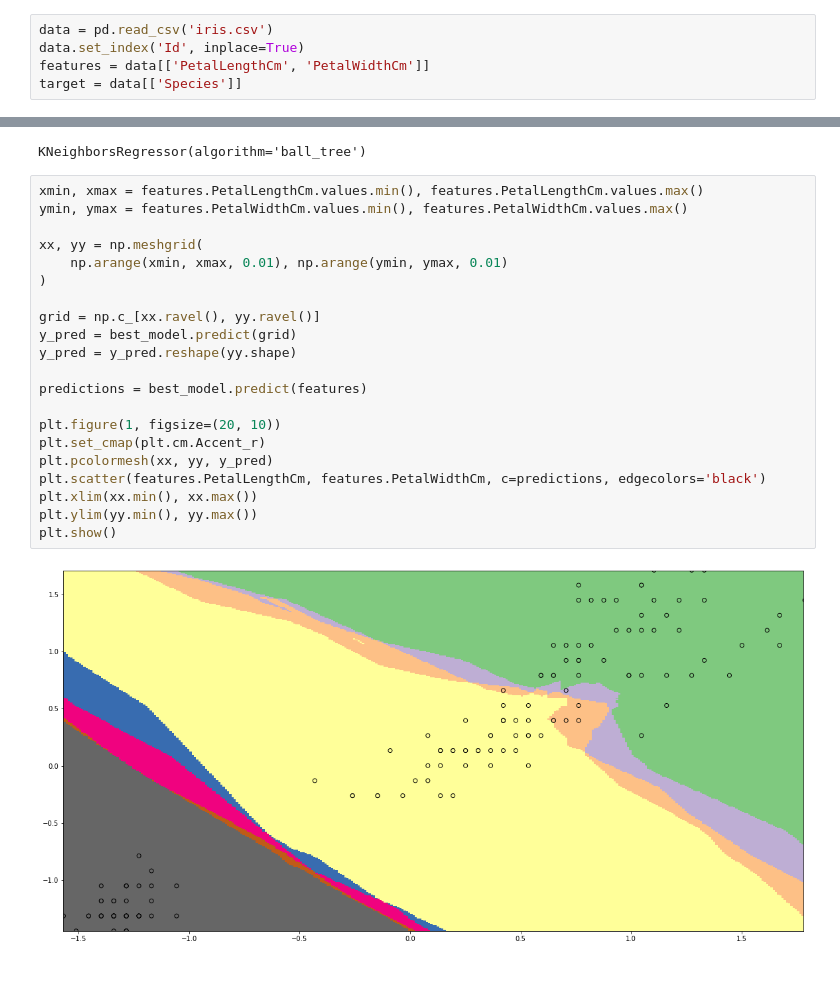
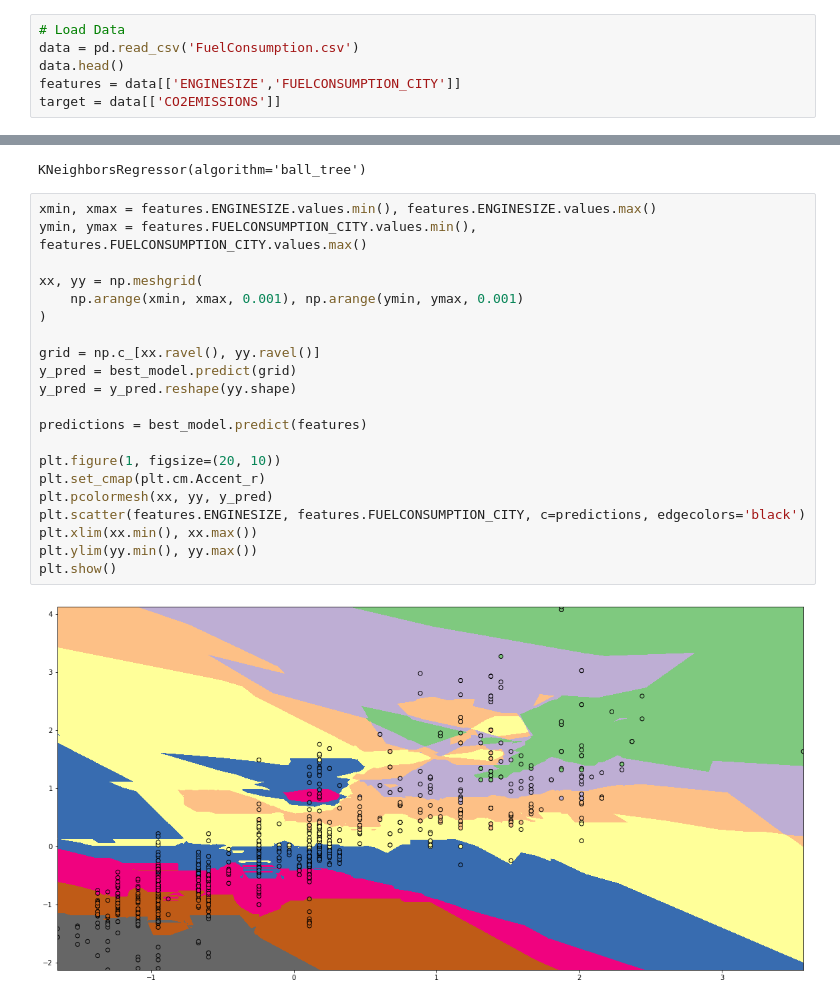
Before and after one commit to mrazzaqe/Machine-Learing, a Jupyter notebook: Knn_part2.ipynb, the cells around one changed output, grey strips where cells are left out. Saved outputs shown, nothing was run; the diff lists cells and outputs as text; blank space fills up the shorter version.

```diff
--- a/Knn_part2.ipynb
+++ b/Knn_part2.ipynb
@@ -5,10 +5,11 @@ import matplotlib.pyplot as plt
 import seaborn as sns
 %matplotlib inline
 # %%
-data = pd.read_csv('iris.csv')
-data.set_index('Id', inplace=True)
-features = data[['PetalLengthCm', 'PetalWidthCm']]
-target = data[['Species']]
+# Load Data
+data = pd.read_csv('FuelConsumption.csv')
+data.head()
+features = data[['ENGINESIZE','FUELCONSUMPTION_CITY']]
+target = data[['CO2EMISSIONS']]
 # %%
 from sklearn.preprocessing import StandardScaler
 import warnings
@@ -137,28 +126,28 @@ best_model
 # %% [output]
 KNeighborsRegressor(algorithm='ball_tree')
 # %%
-xmin, xmax = features.PetalLengthCm.values.min(), features.PetalLengthCm.values.max()
-ymin, ymax = features.PetalWidthCm.values.min(), features.PetalWidthCm.values.max()
+xmin, xmax = features.ENGINESIZE.values.min(), features.ENGINESIZE.values.max()
+ymin, ymax = features.FUELCONSUMPTION_CITY.values.min(), features.FUELCONSUMPTION_CITY.values.max()
 
 xx, yy = np.meshgrid(
-    np.arange(xmin, xmax, 0.01), np.arange(ymin, ymax, 0.01)
+    np.arange(xmin, xmax, 0.001), np.arange(ymin, ymax, 0.001)
 )
 
 grid = np.c_[xx.ravel(), yy.ravel()]
 y_pred = best_model.predict(grid)
 y_pred = y_pred.reshape(yy.shape)
 
 predictions = best_model.predict(features)
 
 plt.figure(1, figsize=(20, 10))
 plt.set_cmap(plt.cm.Accent_r)
 plt.pcolormesh(xx, yy, y_pred)
-plt.scatter(features.PetalLengthCm, features.PetalWidthCm, c=predictions, edgecolors='black')
+plt.scatter(features.ENGINESIZE, features.FUELCONSUMPTION_CITY, c=predictions, edgecolors='black')
 plt.xlim(xx.min(), xx.max())
 plt.ylim(yy.min(), yy.max())
 plt.show()
 # %% [output]
-[figure, old version]
+[figure, new version]
 # %%
 dummy_e = np.linspace(-1.5, 2.5, 300)
 dummy_f = np.linspace(-1.5, 3.5, 300)
```
Also changed, not shown: parts of 6 cells of this notebook, 4 other files.
